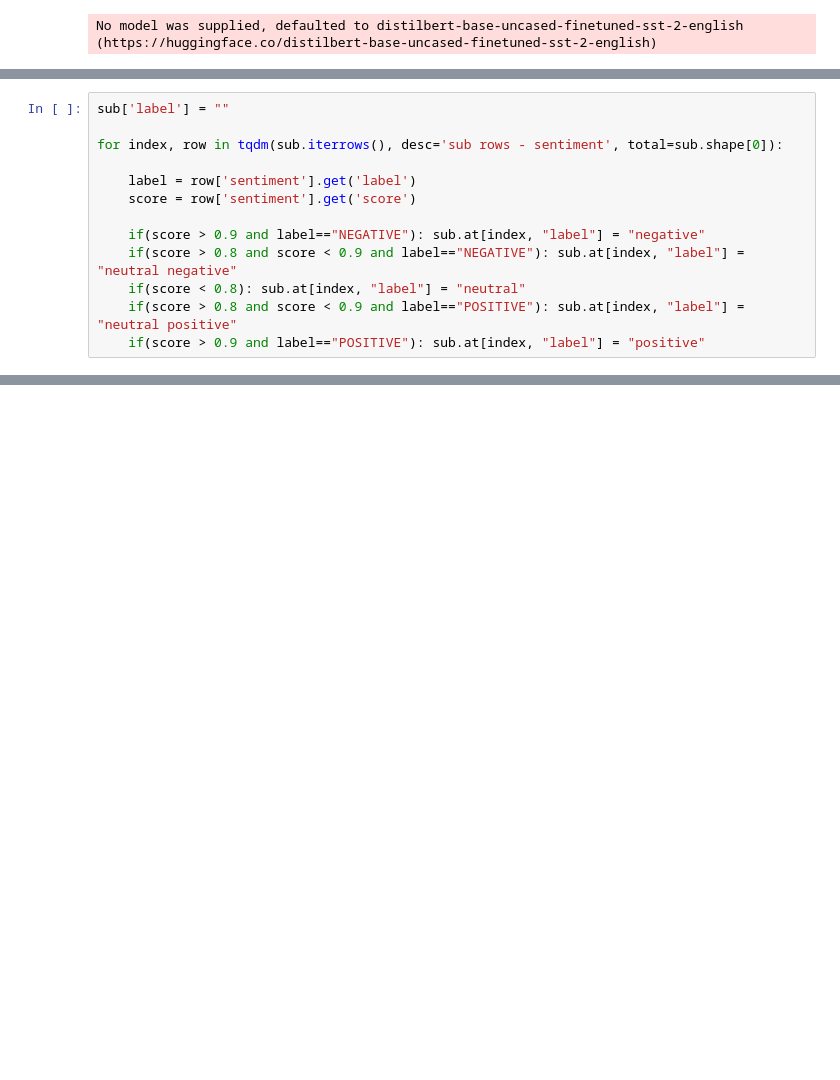
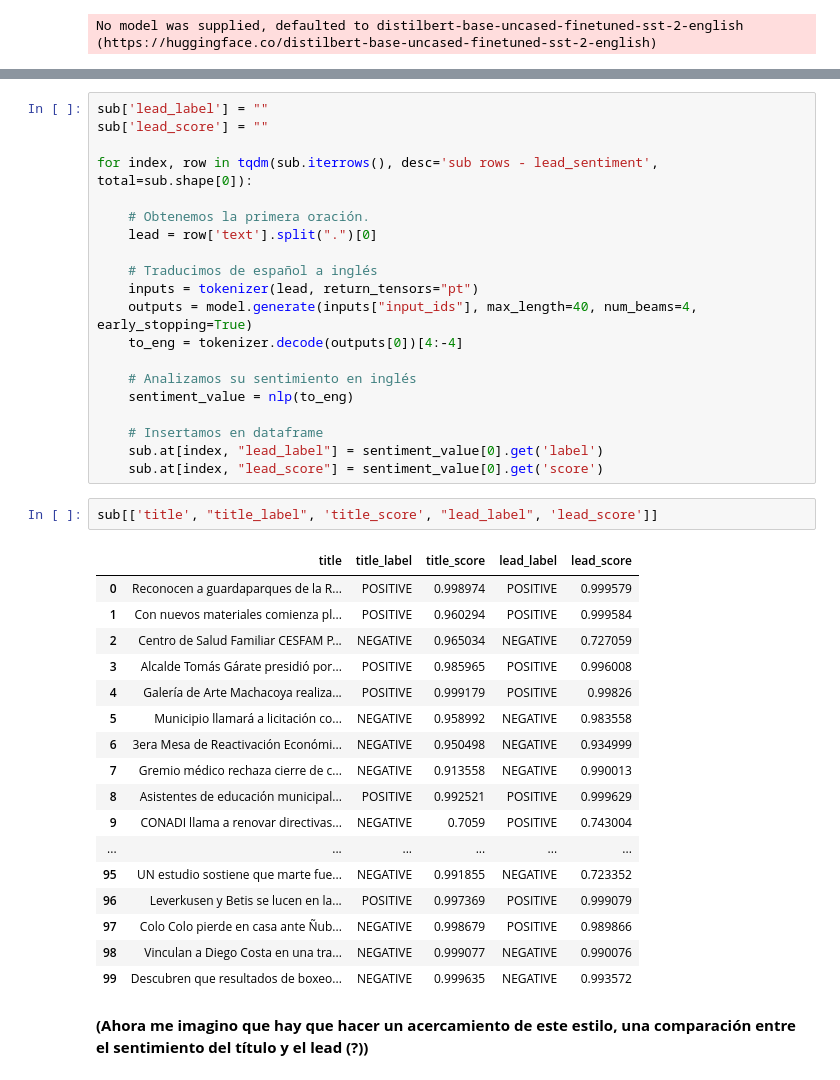
Before and after one commit to recmera/transformers-news-analysis, a Jupyter notebook: 05-sentimiento-tranformers.ipynb, the cells around one changed output, grey strips where cells are left out. Drawn from its saved outputs; the diff is of its cells as text; blank space fills up the shorter version.

```diff
--- a/05-sentimiento-tranformers.ipynb
+++ b/05-sentimiento-tranformers.ipynb
@@ -71,13 +79,0 @@ sub[['title', 'sentiment']]
-# %%
-sub['label'] = ""
-
-for index, row in tqdm(sub.iterrows(), desc='sub rows - sentiment', total=sub.shape[0]):
-
-    label = row['sentiment'].get('label')
-    score = row['sentiment'].get('score')
-
-    if(score > 0.9 and label=="NEGATIVE"): sub.at[index, "label"] = "negative"
-    if(score > 0.8 and score < 0.9 and label=="NEGATIVE"): sub.at[index, "label"] = "neutral negative"
-    if(score < 0.8): sub.at[index, "label"] = "neutral"
-    if(score > 0.8 and score < 0.9 and label=="POSITIVE"): sub.at[index, "label"] = "neutral positive"
-    if(score > 0.9 and label=="POSITIVE"): sub.at[index, "label"] = "positive"
@@ -121,0 +95,42 @@ En base a lo anterior, se diseñará una estrategia que permita acercarnos más
+# %%
+sub['lead_label'] = ""
+sub['lead_score'] = ""
+
+for index, row in tqdm(sub.iterrows(), desc='sub rows - lead_sentiment', total=sub.shape[0]):
+
+    # Obtenemos la primera oración.
+    lead = row['text'].split(".")[0]
+
+    # Traducimos de español a inglés
+    inputs = tokenizer(lead, return_tensors="pt")
+    outputs = model.generate(inputs["input_ids"], max_length=40, num_beams=4, early_stopping=True)
+    to_eng = tokenizer.decode(outputs[0])[4:-4]
+
+    # Analizamos su sentimiento en inglés
+    sentiment_value = nlp(to_eng)
+
+    # Insertamos en dataframe
+    sub.at[index, "lead_label"] = sentiment_value[0].get('label')
+    sub.at[index, "lead_score"] = sentiment_value[0].get('score')
+# %%
+sub[['title', "title_label", 'title_score', "lead_label", 'lead_score']]
+# %% [output]
+|  | title | title_label | title_score | lead_label | lead_score |
+| 0 | Reconocen a guardaparques de la R... | POSITIVE | 0.998974 | POSITIVE | 0.999579 |
+| 1 | Con nuevos materiales comienza pl... | POSITIVE | 0.960294 | POSITIVE | 0.999584 |
+| 2 | Centro de Salud Familiar CESFAM P... | NEGATIVE | 0.965034 | NEGATIVE | 0.727059 |
+| 3 | Alcalde Tomás Gárate presidió por... | POSITIVE | 0.985965 | POSITIVE | 0.996008 |
+| 4 | Galería de Arte Machacoya realiza... | POSITIVE | 0.999179 | POSITIVE | 0.99826 |
+| 5 | Municipio llamará a licitación co... | NEGATIVE | 0.958992 | NEGATIVE | 0.983558 |
+| 6 | 3era Mesa de Reactivación Económi... | NEGATIVE | 0.950498 | NEGATIVE | 0.934999 |
+| 7 | Gremio médico rechaza cierre de c... | NEGATIVE | 0.913558 | NEGATIVE | 0.990013 |
+| 8 | Asistentes de educación municipal... | POSITIVE | 0.992521 | POSITIVE | 0.999629 |
+| 9 | CONADI llama a renovar directivas... | NEGATIVE | 0.7059 | POSITIVE | 0.743004 |
+| ... | ... | ... | ... | ... | ... |
+| 95 | UN estudio sostiene que marte fue... | NEGATIVE | 0.991855 | NEGATIVE | 0.723352 |
+| 96 | Leverkusen y Betis se lucen en la... | POSITIVE | 0.997369 | POSITIVE | 0.999079 |
+| 97 | Colo Colo pierde en casa ante Ñub... | NEGATIVE | 0.998679 | POSITIVE | 0.989866 |
+| 98 | Vinculan a Diego Costa en una tra... | NEGATIVE | 0.999077 | NEGATIVE | 0.990076 |
+| 99 | Descubren que resultados de boxeo... | NEGATIVE | 0.999635 | NEGATIVE | 0.993572 |
+# %% [markdown]
+__(Ahora me imagino que hay que hacer un acercamiento de este estilo, una comparación entre el sentimiento del título y el lead (?))__
```
Also changed, not shown: parts of 9 cells of this notebook.
